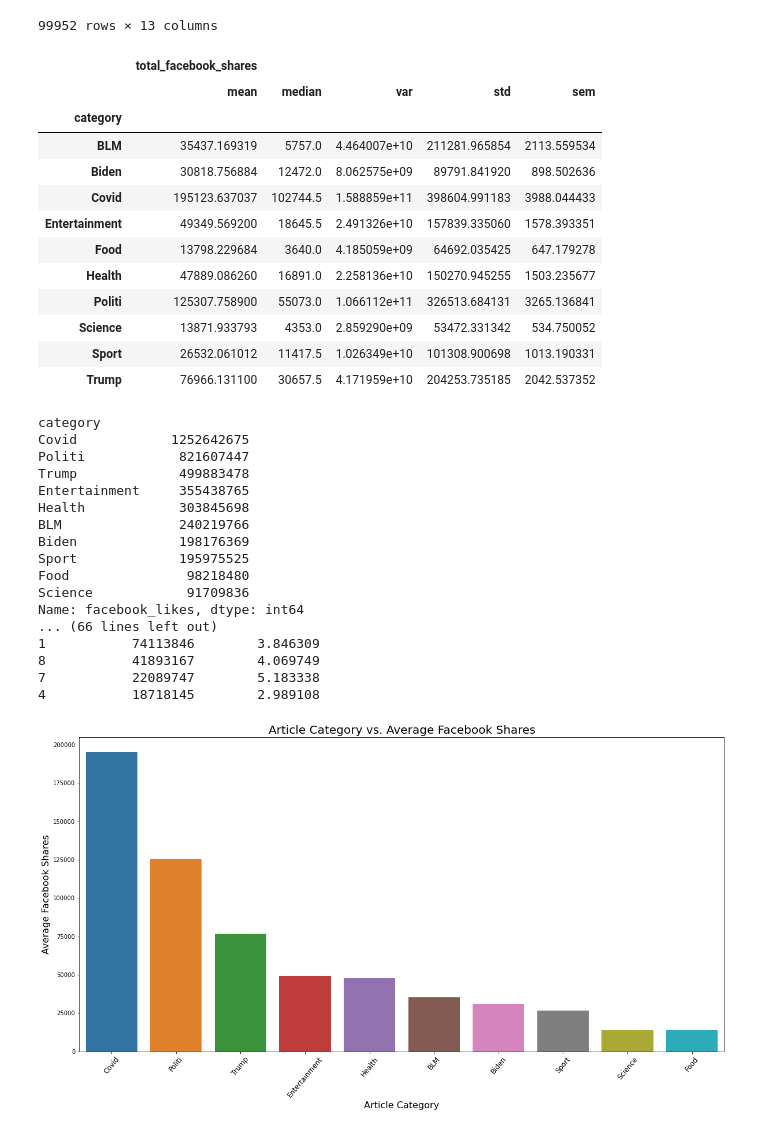
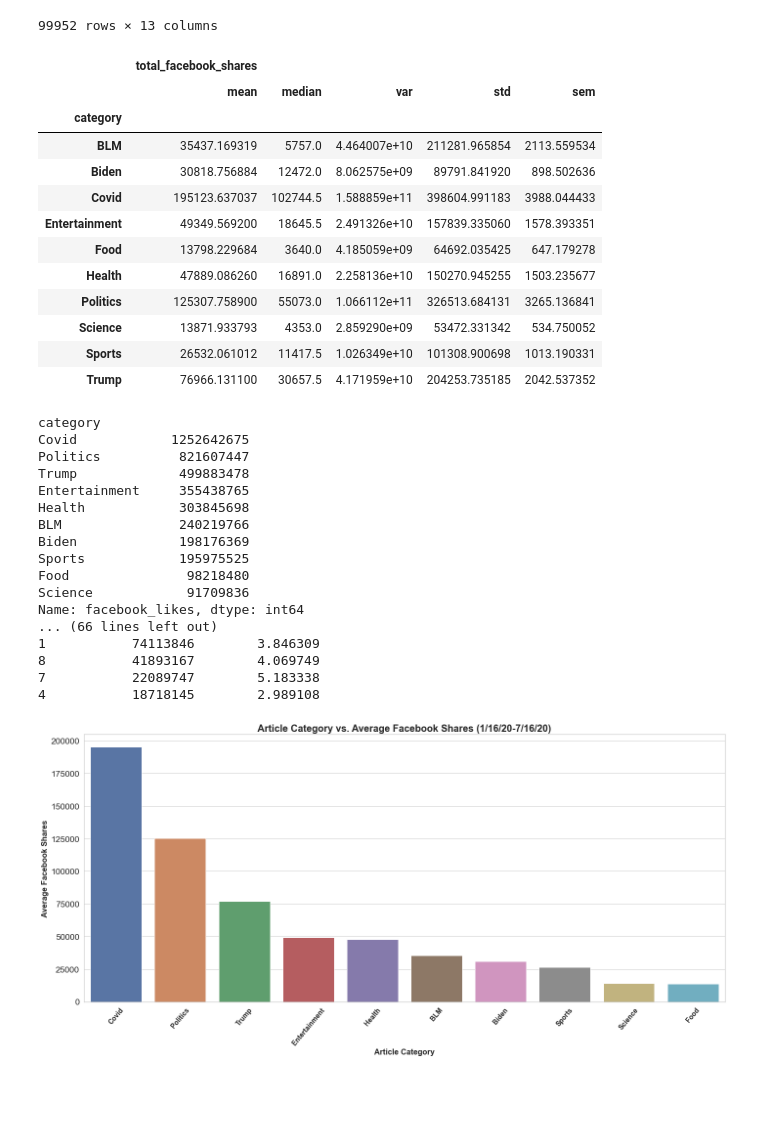
Before and after one commit to jakehtaylor/Classifying-Clickbait-Headlines, a Jupyter notebook: clean_dataframes.ipynb, the cells around one changed output. Drawn from its saved outputs; the diff is of its cells as text; code cells hidden in the pictures; blank space fills up the shorter version.

```diff
--- a/clean_dataframes.ipynb
+++ b/clean_dataframes.ipynb
@@ -72,6 +72,12 @@ articles_df = pd.concat((pd.read_csv(file).assign(category=file) for file in art
 #remove path from filename to just get the category
 articles_df['category'] = articles_df.category.str.split('\\').str[-1].str.rstrip('.csv').str.lstrip('project-')
 
+#correct the politics category name
+articles_df = articles_df.replace(to_replace="Politi", value="Politics")
+
+#correct sports category name
+articles_df = articles_df.replace(to_replace="Sport", value="Sports")
+
 articles_df.head()
 # %% [output]
 |  | title | url | evergreen_score | evergreen_score2 | total_shares | total_facebook_shares | ... |
@@ -198,9 +176,9 @@ group_by_category_likes_stats_df
 | Entertainment | 49349.569200 | 18645.5 | 2.491326e+10 | 157839.335060 | 1578.393351 |
 | Food | 13798.229684 | 3640.0 | 4.185059e+09 | 64692.035425 | 647.179278 |
 | Health | 47889.086260 | 16891.0 | 2.258136e+10 | 150270.945255 | 1503.235677 |
-| Politi | 125307.758900 | 55073.0 | 1.066112e+11 | 326513.684131 | 3265.136841 |
+| Politics | 125307.758900 | 55073.0 | 1.066112e+11 | 326513.684131 | 3265.136841 |
 | Science | 13871.933793 | 4353.0 | 2.859290e+09 | 53472.331342 | 534.750052 |
-| Sport | 26532.061012 | 11417.5 | 1.026349e+10 | 101308.900698 | 1013.190331 |
+| Sports | 26532.061012 | 11417.5 | 1.026349e+10 | 101308.900698 | 1013.190331 |
 | Trump | 76966.131100 | 30657.5 | 4.171959e+10 | 204253.735185 | 2042.537352 |
 # %%
 #create a grouped by category object for the articles dataframe
@@ -239,60 +217,51 @@ facebook_df.columns = ['Category', 'Total Facebook Mean',
 
 print(facebook_df.head(12))
 
-#basic bar graph of category vs. facebook likes
-#
-#sns.barplot(x="Category", y="Facebook Comments", data=facebook_df, ci=None )
-#plt.ylabel("Facebook Comments", size=14)
-#plt.xlabel("Article Category", size=14)
-#plt.title("Article Category vs. Facebook Likes Over the past 6 months", size=18)
-#plt.savefig("barplot_Seaborn_barplot_Python.png")
-
-#facebook likes plot code
-#x_axis = np.arange(0, len(facebook_likes['index']))
-#tick_locations = []
-#for x in x_axis:
-#    tick_locations.append(x)
-
-
-#shares_mean_plt = facebook_total_mean.plot(kind='bar')
 
 #sort facebook dataframe by descending evergreen score
 sorted_by_shares_mean_df = facebook_df.sort_values("Total Facebook Mean", ascending=False)
 print(sorted_by_shares_mean_df.head(10))
 
+#seaborn formatting
+sns.set(font_scale=1.6, style = "whitegrid")
+
 #figsize abnd ylabel
 plt.figure(figsize=(20,10))
 plt.ylabel("Mean Facebook Shares")
 
+fontsize = 20
+fontweight = 'bold'
+fontproperties = {'family':'sans-serif','sans-serif':['Helvetica'],'weight' : fontweight, 'size' : fontsize}
+
 
 #seaborn bar plot code for facebook shares mean
 ax = sns.barplot(y = sorted_by_shares_mean_df['Total Facebook Mean'], x = sorted_by_shares_mean_df['Category'])
-ax.set_xlabel(xlabel='Article Category', fontsize=16)
-ax.set_xticklabels(labels = sorted_by_shares_mean_df['Category'], fontsize=12, rotation=50)
-ax.set_ylabel(ylabel='Average Facebook Shares', fontsize=16)
-ax.set_title(label='Article Category vs. Average Facebook Shares', fontsize=20)
+ax.set_xlabel(xlabel='Article Category', fontsize=16, fontweight='bold')
+ax.set_xticklabels(labels = sorted_by_shares_mean_df['Category'], fontsize=14, fontweight='bold', rotation=50)
+ax.set_ylabel(ylabel='Average Facebook Shares', fontsize=16, fontweight='bold')
+ax.set_title(label='Article Category vs. Average Facebook Shares (1/16/20-7/16/20)', fontsize=20, fontweight='bold')
 
 #save .png
 plt.savefig('facebook_shares_mean.png', dpi=300, bbox_inches = 'tight')
-
+plt.tight_layout()
 #display graph
 plt.show()
 # %% [output]
 category
 Covid            1252642675
-Politi            821607447
+Politics          821607447
 Trump             499883478
 Entertainment     355438765
 Health            303845698
 BLM               240219766
 Biden             198176369
-Sport             195975525
+Sports            195975525
 Food               98218480
 Science            91709836
 Name: facebook_likes, dtype: int64
 ... (66 lines left out)
 1           74113846        3.846309
 8           41893167        4.069749
 7           22089747        5.183338
 4           18718145        2.989108
-[figure, old version]
+[figure, new version]
```
Also changed, not shown: parts of 16 cells of this notebook, 28 other files.
